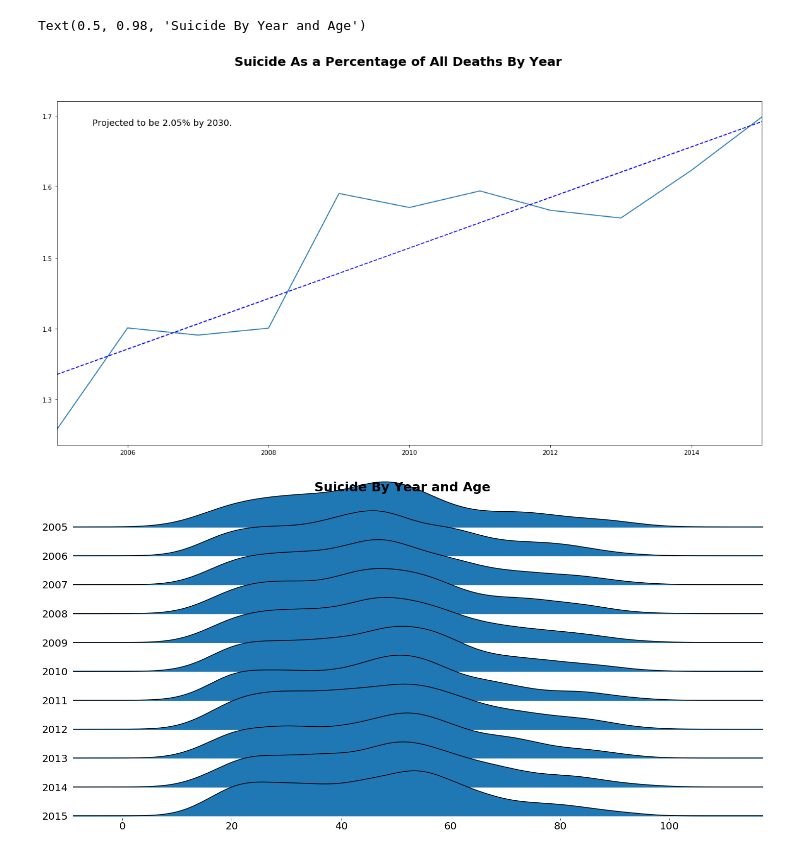
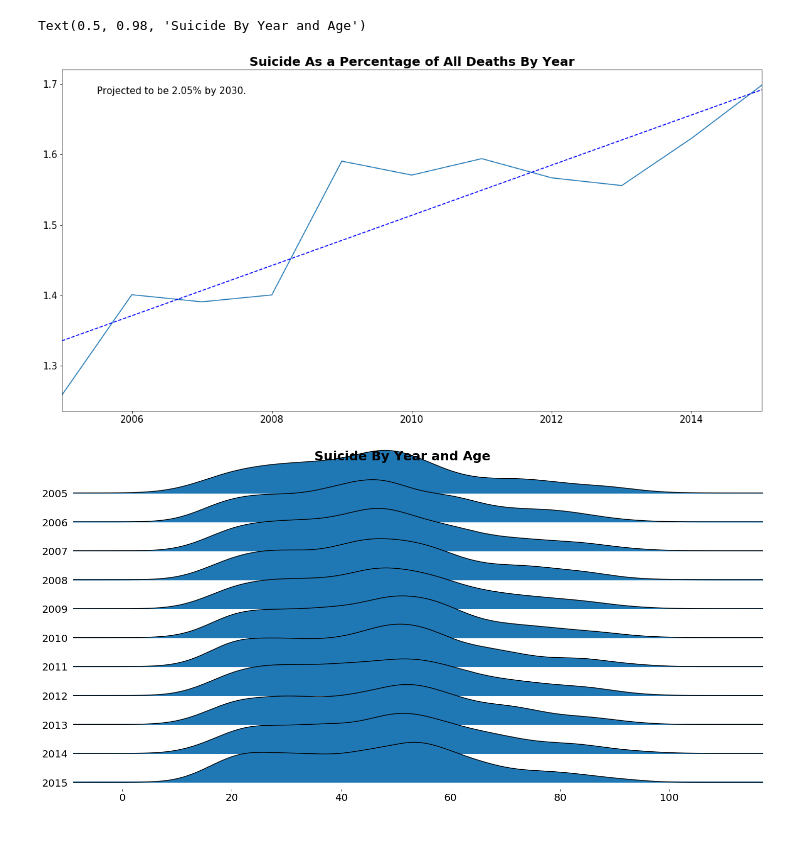
Before and after one commit to Salazarda/Project_1, a Jupyter notebook: P1_Seth.ipynb, the cells around one changed output. Cells and saved outputs as stored; diff of their text form; code cells hidden in the pictures.

```diff
--- a/P1_Seth.ipynb
+++ b/P1_Seth.ipynb
@@ -109,45 +107,58 @@ SuiOnly = deathdf[deathdf["SuicideYN"] == "Suicide"]
 OtherOnly = deathdf[deathdf["SuicideYN"] != "Suicide"]
 # %%
 # Identify trend in suicide as a percentage of all deaths
+# Groupby year to add up deaths and suicides
 YearGrp = deathdf.groupby(["current_data_year"])
 
+# Grouped series that are the sum of their dummies
+# adding all together to find percentages
 SuicideCount = YearGrp["SuicideCnt"].sum()
 OtherCount = YearGrp["OtherCnt"].sum()
 AllDeaths = SuicideCount + OtherCount
 SuiPercent = (SuicideCount / AllDeaths)*100
 
+# DataFrame out of grouped series
 SuicideByYear = pd.DataFrame({"Suicide": SuicideCount,
                              "Other": OtherCount,
                               "Total Deaths": AllDeaths,
                              "Suicide Percent": SuiPercent})
 SuicideByYear = SuicideByYear.reset_index()
 
-
+# Linear regression code
 year = SuicideByYear["current_data_year"]
 suiper = SuicideByYear["Suicide Percent"]
 sp_slope, sp_int, _, _, _ =stats.linregress(year, suiper)
 sp_fit = sp_slope * year + sp_int
 projyear = 2030
 projected = round((sp_slope * 2025 + sp_int), 2)
 
+# string for linear regression equation
+# to be used within suicide percentage by year
 textstr = "Projected to be " + str(projected) + "% by " + str(projyear) + "."
 
+# plotting line chart with linear regression
 fig, ax1 = plt.subplots(figsize=(20, 10))
-fig.suptitle("Suicide As a Percentage of All Deaths By Year", fontsize=20, fontweight="bold")
 ax1.set_xlim(min(year), max(year))
 ax1.plot(year, suiper)
 ax1.plot(year, sp_fit, "b--")
-ax1.text(0.05, 0.95, textstr, transform=ax1.transAxes, fontsize=14,
+ax1.text(0.05, 0.95, textstr, transform=ax1.transAxes, fontsize=15,
         verticalalignment='top')
+plt.tick_params(axis='both', which='major', labelsize=15)
+plt.title("Suicide As a Percentage of All Deaths By Year", fontsize=20, fontweight="bold")
+plt.savefig("suiPercByYear.png")
 
+# joypy graph
+#   TODO   make this more apparent in what its showing or remove it?
 yearAge = SuiOnly[["current_data_year", "detail_age"]]
 yearAge["current_data_year"] = yearAge["current_data_year"].astype(str)
 fig, ax4 = joypy.joyplot(yearAge, by="current_data_year", figsize=(20,10),
-                        ylabelsize=20, xlabelsize=20, ylim='own')
+                        ylabelsize=20, xlabelsize=20)
 fig.suptitle("Suicide By Year and Age", fontsize=25, fontweight="bold")
+
+# financial crisis caused 5000 suicides https://money.cnn.com/2013/09/18/news/economy/financial-crisis-suicide/
 # %% [output]
 Text(0.5, 0.98, 'Suicide By Year and Age')
-[figure, old version]
+[figure, new version]
-[figure, old version]
+[figure, new version]
 # %%
 #create education groupby to identify suicide percentage by education group
```
Also changed, not shown: parts of 16 cells of this notebook, 16 other files.
